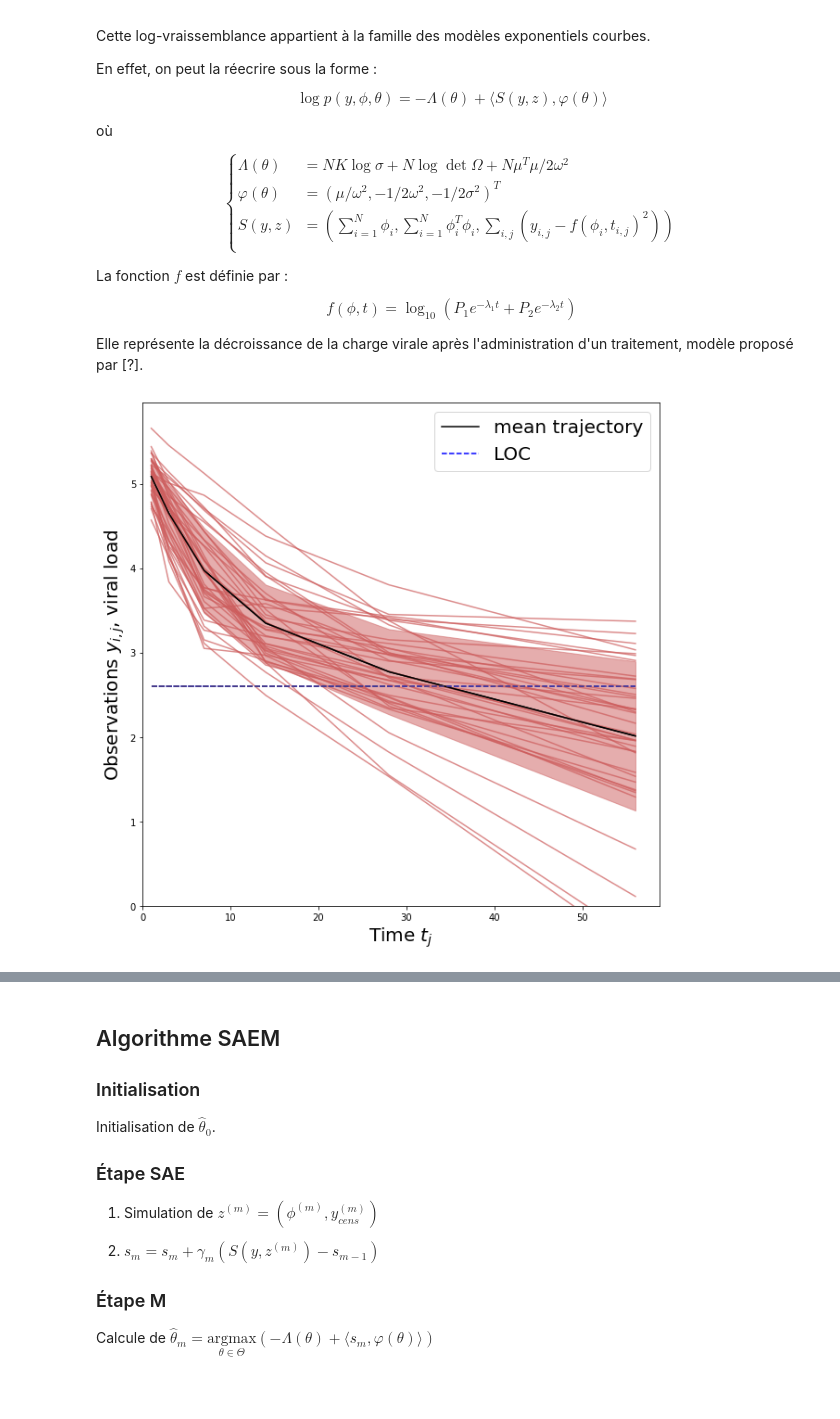
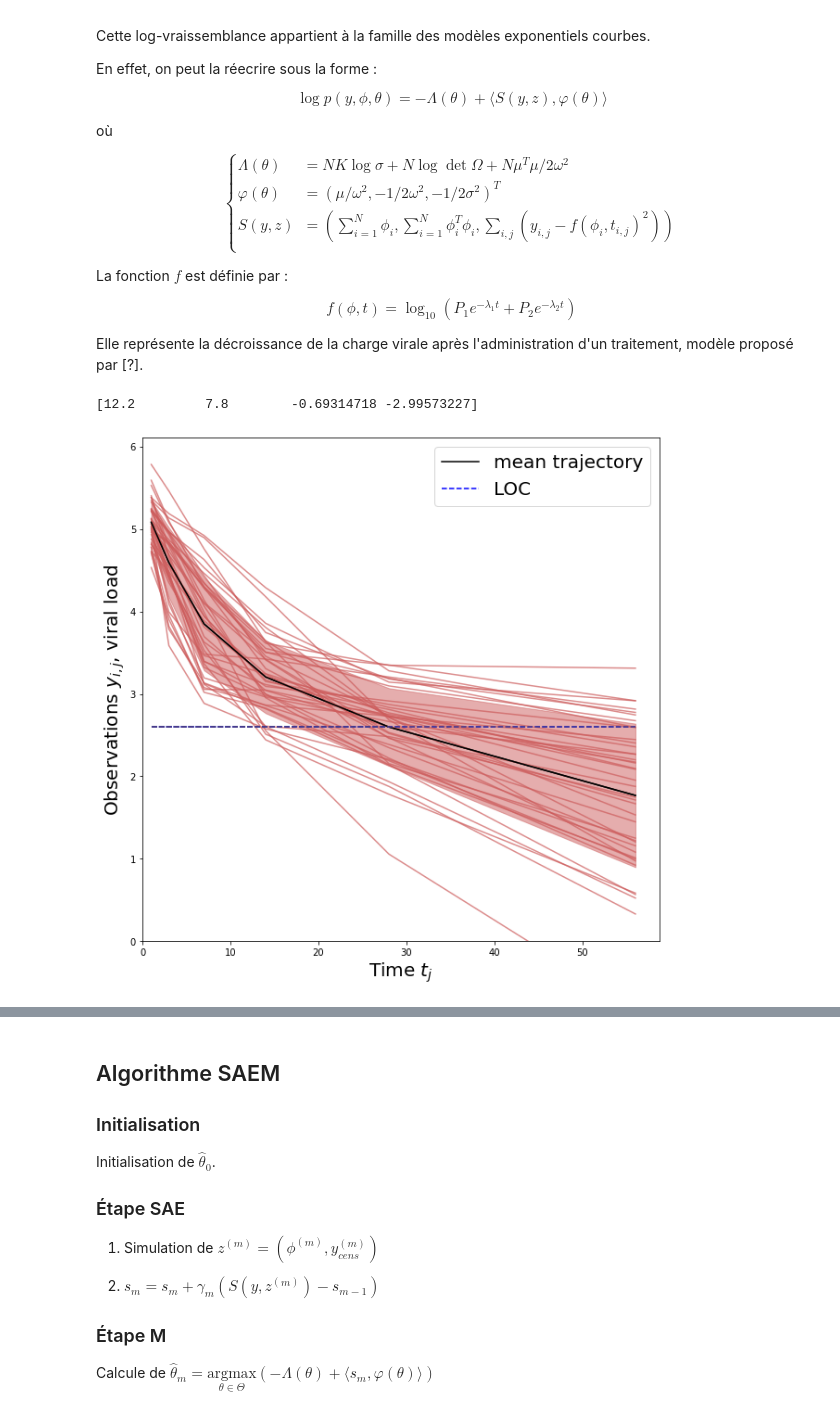
Before and after one commit to simonqueric/MVA, a Jupyter notebook: ComputationalStatistics/Projet/Comp_stat_project.ipynb, the cells around one changed output, grey strips where cells are left out. Cells and saved outputs as stored; diff of their text form; code cells hidden in the pictures.

```diff
--- a/ComputationalStatistics/Projet/Comp_stat_project.ipynb
+++ b/ComputationalStatistics/Projet/Comp_stat_project.ipynb
@@ -80,34 +81,35 @@ def generate_data(mu, Omega, sigma2=0.065**2, N=40, t=np.array([1, 3, 7, 14, 28,
 # %%
 t = np.array([1, 3, 7, 14, 28, 56]) #np.arange(0, 7)
 K = len(t)
 mu = np.array([12.2, 7.8, np.log(0.5), np.log(0.05)])
+print(mu)
 omega = 0.3*np.ones(4)
 sigma2 = 0.065**2
 N = 40
 LOC = np.log10(400) # 2.6
-y = generate_data(mu=mu, Omega=omega, sigma2=sigma2, N=N, t=t)
+y, phi_true = generate_data(mu=mu, Omega=omega, sigma2=sigma2, N=N, t=t)
 I = np.zeros((N, K))
 I[y<=LOC] = 1 # 1 if censored else 0
+k = len(y[0])
+fig = plt.figure(figsize=(10, 10))
+y_mean = y.mean(axis=0)
+y_std = y.std(axis=0)
+plt.plot(t, y_mean, "k")
+plt.hlines(LOC*np.ones(k), 1, t, linestyles='--', color="blue", label="LOC")
+for n in range(N) :
+    plt.plot(t, y[n,:], alpha=0.7, color="indianred", ls="-")
+plt.plot(t, y_mean, "k")
+plt.hlines(LOC*np.ones(k), 1, t, linestyles='--', color="darkslateblue", label="LOC")
+plt.fill_between(t, y_mean-y_std, y_mean+y_std, alpha=0.5, color="indianred")
+plt.legend(["mean trajectory", "LOC"], fontsize=20)
+plt.xlabel("Time $t_j$", fontsize=20)
+plt.ylabel("Observations $y_{i, j}$, viral load", fontsize=20)
+plt.ylim(ymin=0)
+plt.xlim(xmin=0)
+plt.show()
+# %% [output]
+[12.2         7.8        -0.69314718 -2.99573227]
+[figure, added]
-# %%
-k = len(y[0])
-fig = plt.figure(figsize=(10, 10))
-y_mean = y.mean(axis=0)
-y_std = y.std(axis=0)
-plt.plot(t, y_mean, "k")
-plt.hlines(LOC*np.ones(k), 1, t, linestyles='--', color="blue", label="LOC")
-for n in range(N) :
-    plt.plot(t, y[n,:], alpha=0.7, color="indianred", ls="-")
-plt.plot(t, y_mean, "k")
-plt.hlines(LOC*np.ones(k), 1, t, linestyles='--', color="darkslateblue", label="LOC")
-plt.fill_between(t, y_mean-y_std, y_mean+y_std, alpha=0.5, color="indianred")
-plt.legend(["mean trajectory", "LOC"], fontsize=20)
-plt.xlabel("Time $t_j$", fontsize=20)
-plt.ylabel("Observations $y_{i, j}$, viral load", fontsize=20)
-plt.ylim(ymin=0)
-plt.xlim(xmin=0)
-plt.show()
-# %% [output]
-[figure, removed]
 # %%
 y_truncated = y*(y>=LOC) + LOC*(y<LOC)
 fig = plt.figure(figsize=(10, 10))
```
Also changed, not shown: parts of 24 cells of this notebook.
